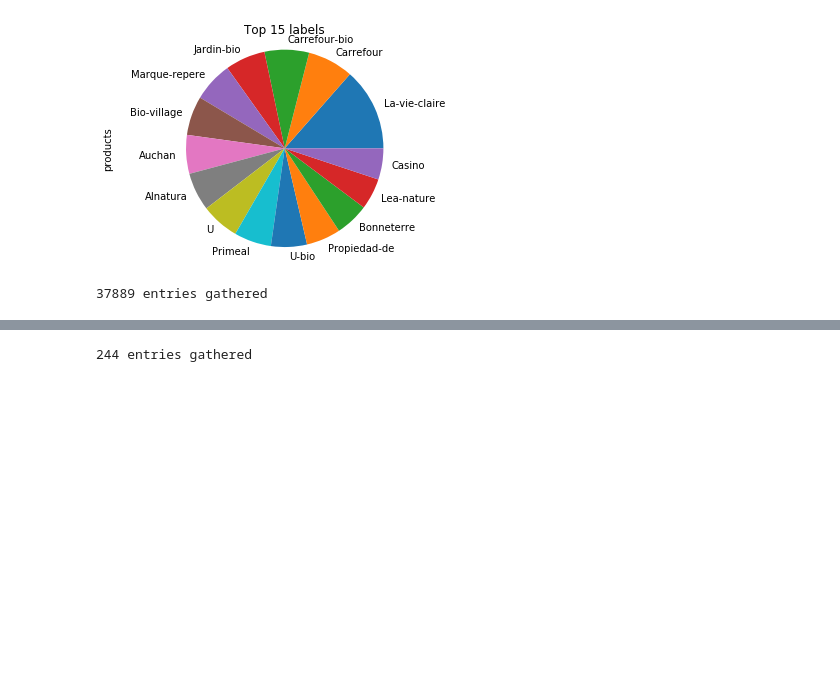
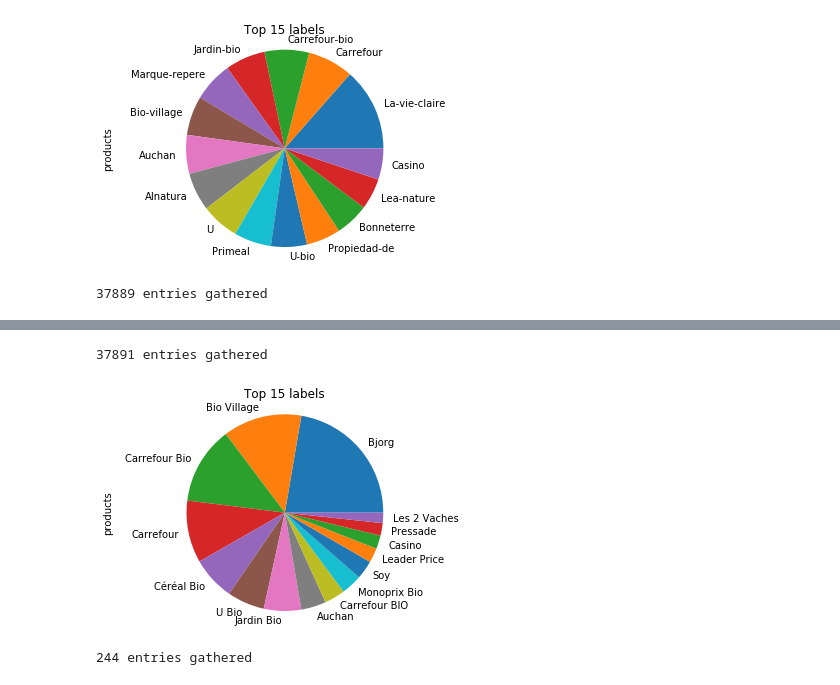
Before and after one commit to KingOfCola/ADAX-project, a Jupyter notebook: project/notebook/projectTests.ipynb, the cells around one changed output, grey strips where cells are left out. Cells and saved outputs as stored; diff of their text form; code cells hidden in the pictures; blank space fills up the shorter version.

```diff
--- a/project/notebook/projectTests.ipynb
+++ b/project/notebook/projectTests.ipynb
@@ -170,6 +170,23 @@ def getOFFDataFrame(adress, path = OFF_API_PATH):
 def getOFFDataFrameDict(qdict):
     q = "&".join(["{}={}".format(key, value) for key, value in qdict.items()])
     return getOFFDataFrame(q, OFF_API_QUERY_PATH)
+
+def getOFFDataFrameCat(cats, **kwargs):
+    qdict = {}
+    tag_i = 0
+    nutriment_i = 0
+    for tags in cats:
+        if len(tags) == 2:
+            qdict["tagtype_{}".format(tag_i)] = tags[0]
+            qdict["tag_contains_{}".format(tag_i)] = "contains"
+            qdict["tag_{}".format(tag_i)] = tags[1]
+            tag_i += 1
+        elif len(tags) == 3:
+            qdict["nutriment_{}".format(nutriment_i)] = tags[0]
+            qdict["nutriment_compare_{}".format(nutriment_i)] = tags[1]
+            qdict["nutriment_value_{}".format(nutriment_i)] = tags[2]
+            nutriment_i += 1
+    return getOFFDataFrameDict(qdict)
 # %%
 labelsDf = getOFFDataFrame("labels")
 labelsDf = labelsDf.sort_values("products", ascending=False)
@@ -228,3 +230,17 @@ TypeError: Invalid argument, not a string or column: 0
+# %%
+organicBrandsDf = getOFFDataFrameCat([["labels", "organic"]])
+organicBrand = organicBrandsDf.copy()
+organicBrand["brand"] = organicBrand["brands"].str.split(pat =",", expand=True)[0]
+organicBrand = organicBrand.groupby("brand").agg({"brand": "max", "_id": "count"}).rename(columns = {"_id":"products"})
+organicBrand = organicBrand.sort_values("products", ascending=False)
+df = organicBrand.head(15)
+df.plot.pie(labels=df["brand"], y="products", legend=False)
+plt.axis("equal")
+plt.title("Top 15 labels")
+plt.show()
+# %% [output]
+37891 entries gathered
+[figure, added]
 # %%
 countriesDf = getOFFDataFrame("countries")
 countriesDf = countriesDf.sort_values("products", ascending=False)
```
Also changed, not shown: parts of 3 cells of this notebook, 1 other file.
